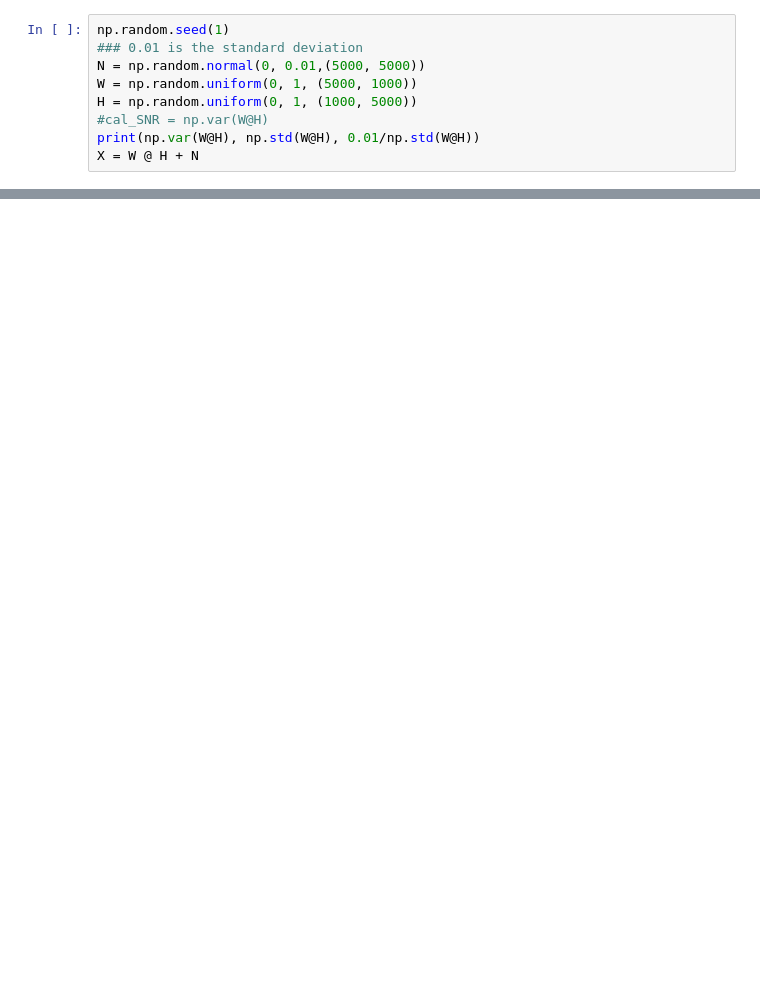
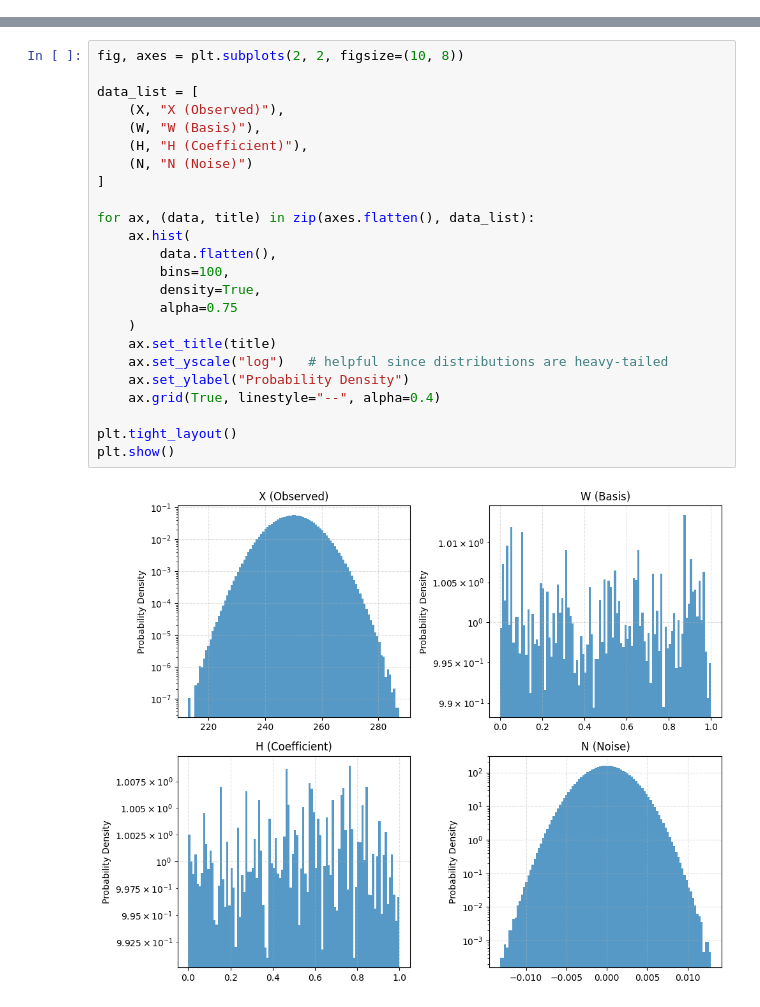
Before and after one commit to qiujing27/eNMF, a Jupyter notebook: Dataset/snr_data_generation.ipynb, the cells around one changed output, grey strips where cells are left out. Saved outputs shown, nothing was run; the diff lists cells and outputs as text; blank space fills up the shorter version.

```diff
--- a/Dataset/snr_data_generation.ipynb
+++ b/Dataset/snr_data_generation.ipynb
@@ -76,9 +11,0 @@ error given by svd: 7221.963609201334
-# %%
-np.random.seed(1)
-### 0.01 is the standard deviation
-N = np.random.normal(0, 0.01,(5000, 5000))
-W = np.random.uniform(0, 1, (5000, 1000))
-H = np.random.uniform(0, 1, (1000, 5000))
-#cal_SNR = np.var(W@H)
-print(np.var(W@H), np.std(W@H), 0.01/np.std(W@H))
-X = W @ H + N
@@ -118,0 +59,26 @@ plt.hist(N.flatten())
+# %%
+fig, axes = plt.subplots(2, 2, figsize=(10, 8))
+
+data_list = [
+    (X, "X (Observed)"),
+    (W, "W (Basis)"),
+    (H, "H (Coefficient)"),
+    (N, "N (Noise)")
+]
+
+for ax, (data, title) in zip(axes.flatten(), data_list):
+    ax.hist(
+        data.flatten(),
+        bins=100,
+        density=True,
+        alpha=0.75
+    )
+    ax.set_title(title)
+    ax.set_yscale("log")   # helpful since distributions are heavy-tailed
+    ax.set_ylabel("Probability Density")
+    ax.grid(True, linestyle="--", alpha=0.4)
+
+plt.tight_layout()
+plt.show()
+# %% [output]
+[figure, added]
```
Also changed, not shown: parts of 7 cells of this notebook.
